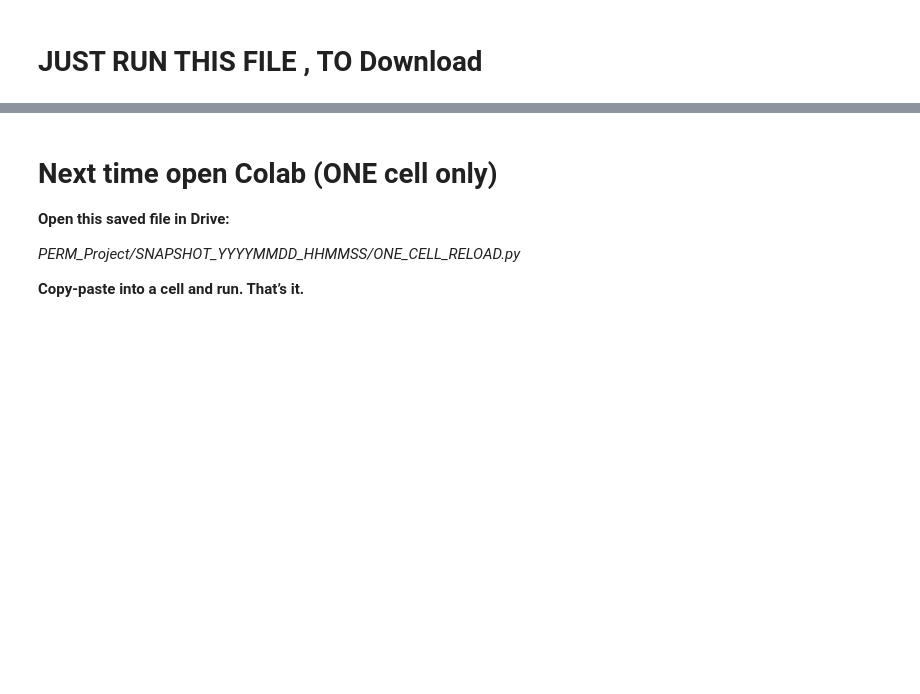
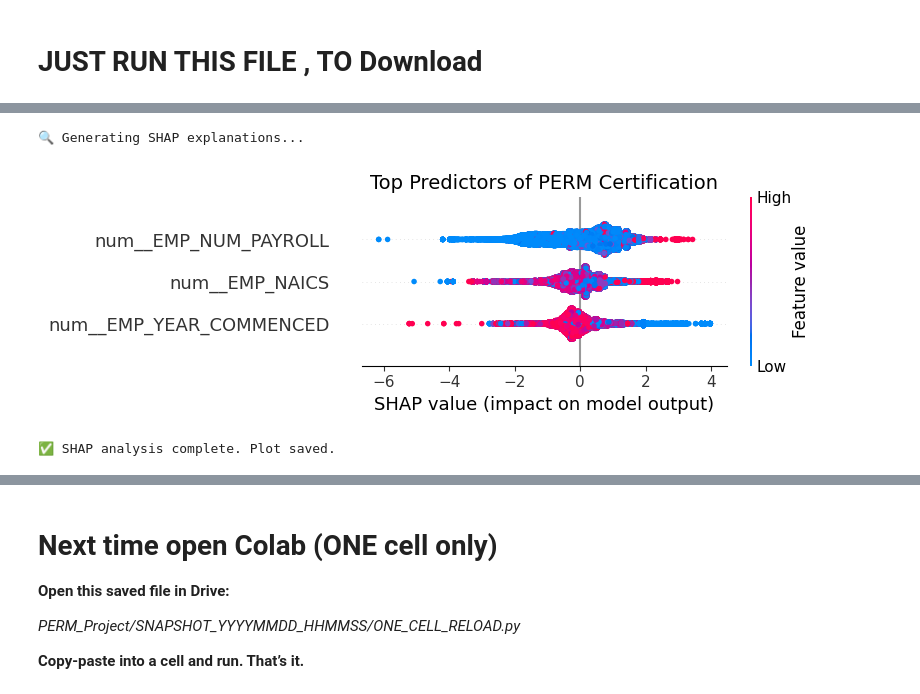
Before and after one commit to NishatVasker/Machine_learning_projects, a Jupyter notebook: Project_PERM.ipynb, the cells around one changed output, grey strips where cells are left out. Saved outputs shown, nothing was run; the diff lists cells and outputs as text; code cells hidden in the pictures; blank space fills up the shorter version.

```diff
--- a/Project_PERM.ipynb
+++ b/Project_PERM.ipynb
@@ -3337,0 +3729,51 @@ else:
+# %%
+# ==========================================
+# SECTION 9: EXPLAINABILITY (XAI)
+# Step 14: SHAP Analysis
+# ==========================================
+import shap
+import matplotlib.pyplot as plt
+
+# 1) Prepare Data for SHAP
+# We need to transform X_CLEAN into the format the model actually sees (numbers, not strings)
+print("\n🔍 Generating SHAP explanations...")
+
+# Extract the preprocessor and model from the pipeline
+preprocessor = final_pipe.named_steps["preprocess"]
+model_lgbm = final_pipe.named_steps["model"]
+
+# Transform the data
+X_transformed = preprocessor.transform(X_CLEAN)
+
+# Get feature names (tricky part - recovering names after OneHotEncoding)
+# We assume standard sklearn < 1.0 behavior or newer get_feature_names_out
+try:
+    feature_names = preprocessor.get_feature_names_out()
+except:
+    # Fallback if older sklearn version
+    from sklearn.feature_extraction.text import _VectorizerMixin
+    feature_names = []
+    # (Simplified fallback, usually get_feature_names_out works in Colab)
+
+# 2) Create SHAP Explainer
+# TreeExplainer is optimized for LightGBM
+explainer = shap.TreeExplainer(model_lgbm)
+shap_values = explainer.shap_values(X_transformed)
+
+# Handle binary classification (SHAP returns list for class 0 and 1)
+if isinstance(shap_values, list):
+    shap_values = shap_values[1] # We want Class 1 (Certified) positive impact
+
+# 3) Global Feature Importance Plot
+plt.figure(figsize=(10, 8))
+shap.summary_plot(shap_values, X_transformed, feature_names=feature_names, show=False)
+plt.title("Top Predictors of PERM Certification", fontsize=14)
+plt.tight_layout()
+plt.savefig(os.path.join(OUT_DIR, "shap_global_importance.png"))
+plt.show()
+
+print("✅ SHAP analysis complete. Plot saved.")
+# %% [output]
+🔍 Generating SHAP explanations...
+[figure, added]
+✅ SHAP analysis complete. Plot saved.
```
Also changed, not shown: parts of 7 cells of this notebook.
